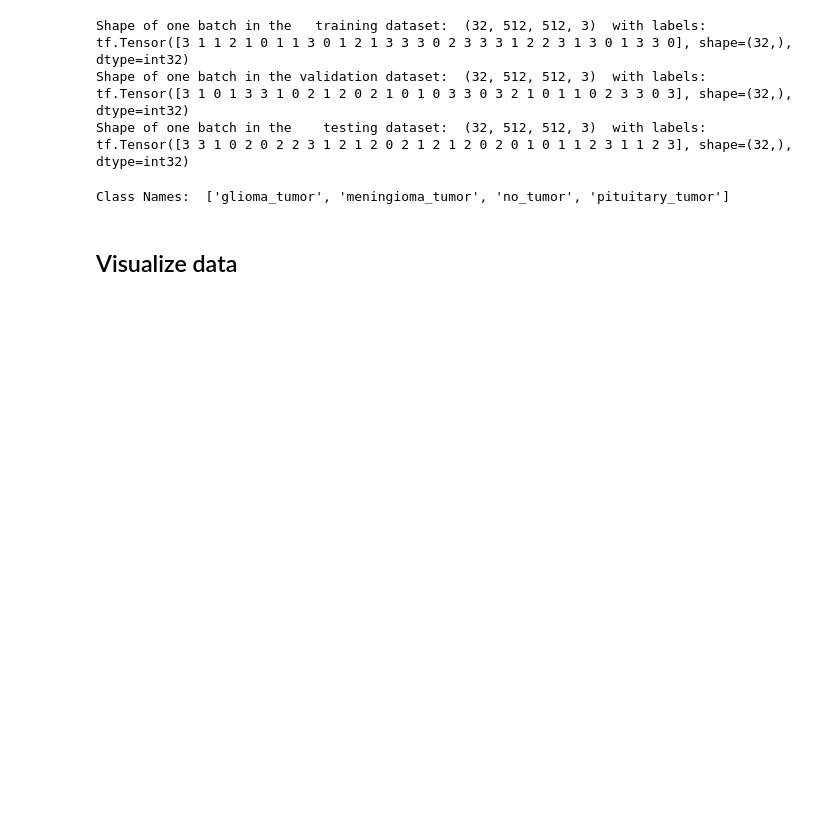
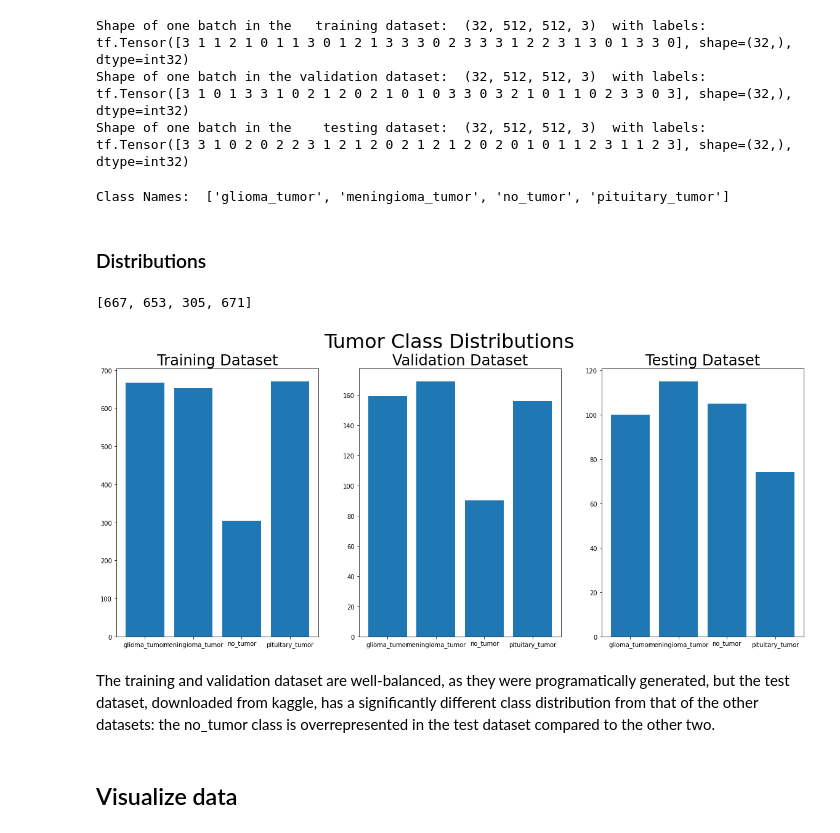
Before and after one commit to bori00/BrainTumorClassification, a Jupyter notebook: BrainTumorClassification.ipynb, the cells around one changed output. Drawn from its saved outputs; the diff is of its cells as text; code cells hidden in the pictures; blank space fills up the shorter version.

Commit message:
show class distributions

```diff
--- a/BrainTumorClassification.ipynb
+++ b/BrainTumorClassification.ipynb
@@ -108,6 +108,46 @@ class_names = train_ds.class_names
 print("Class Names: ", class_names)
 # %% [output]
 Class Names:  ['glioma_tumor', 'meningioma_tumor', 'no_tumor', 'pituitary_tumor']
+# %% [markdown]
+### Distributions
+# %%
+def get_distribution(ds):
+  vals = np.unique(np.fromiter(ds.unbatch().map(lambda x, y: y), float), return_counts=True)
+  dist = [0, 0, 0, 0]
+
+  for val, count in zip(*vals):
+    dist[int(val)] = count
+
+  return dist
+# %%
+training_dist = get_distribution(train_ds)
+valid_dist = get_distribution(valid_ds)
+testing_dist = get_distribution(test_ds)
+# %%
+training_dist
+# %% [output]
+[667, 653, 305, 671]
+# %%
+plt.figure(figsize=(20, 8))
+plt.suptitle("Tumor Class Distributions", fontsize = 32)
+
+plt.subplot(1, 3, 1)
+plt.title("Training Dataset", fontsize = 24)
+plt.bar(range(len(training_dist)), training_dist, tick_label=class_names)
+
+plt.subplot(1, 3, 2)
+plt.title("Validation Dataset", fontsize = 24)
+plt.bar(range(len(valid_dist)), valid_dist, tick_label=class_names)
+
+plt.subplot(1, 3, 3)
+plt.title("Testing Dataset", fontsize = 24)
+plt.bar(range(len(testing_dist)), testing_dist, tick_label=class_names)
+
+plt.show()
+# %% [output]
+[figure, added]
+# %% [markdown]
+The training and validation dataset are well-balanced, as they were programatically generated, but the test dataset, downloaded from kaggle, has a significantly different class distribution from that of the other datasets: the no_tumor class is overrepresented in the test dataset compared to the other two.
 # %% [markdown]
 ## Visualize data
 # %%
```
